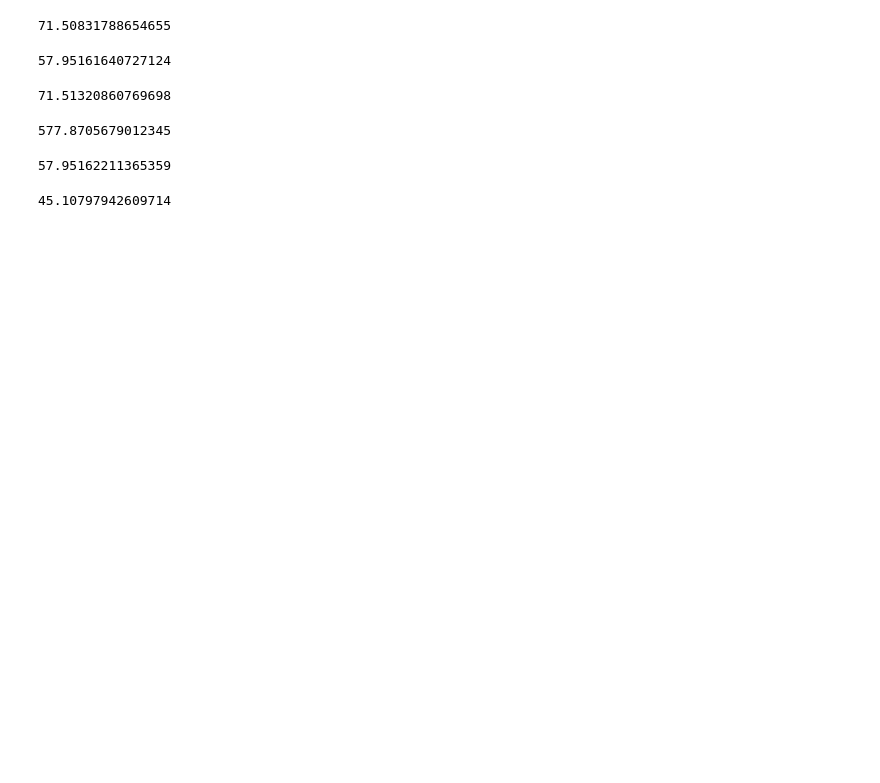
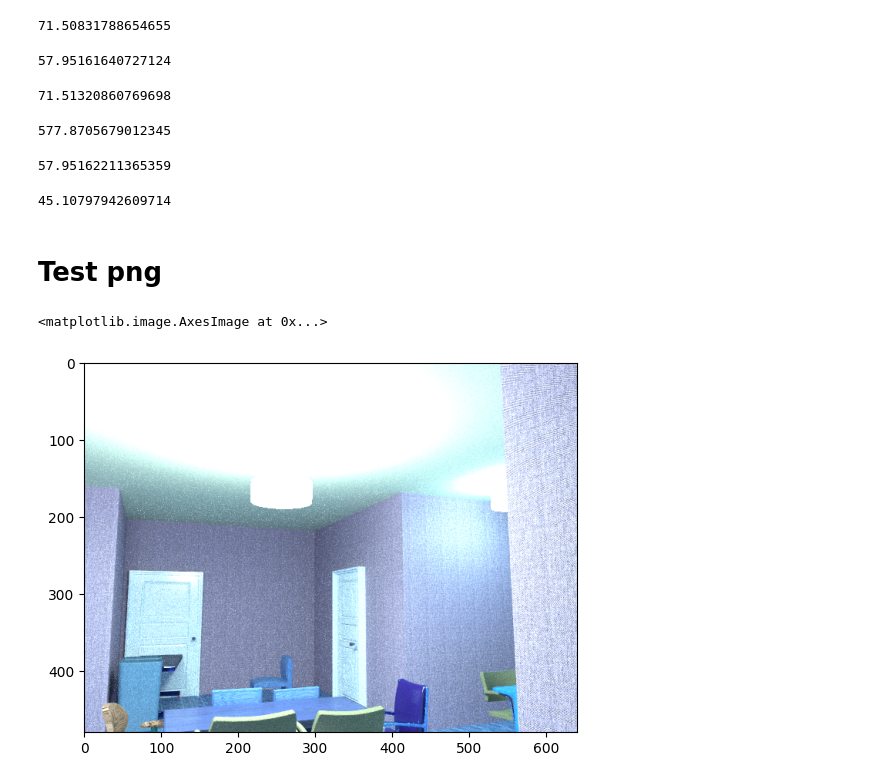
Before and after one commit to Dawnborn/Superpixel, a Jupyter notebook: superpixel.ipynb, the cells around one changed output. Saved outputs shown, nothing was run; the diff lists cells and outputs as text; code cells hidden in the pictures; blank space fills up the shorter version.

```diff
--- a/superpixel.ipynb
+++ b/superpixel.ipynb
@@ -1282,3 +1279,5 @@ def splot(limit):
     s.azimuthal += azimuthal
 for point in splot(input('')):
   print("%f %f %f" % point)
+# %% [markdown]
+# Test png
@@ -1284,0 +1288,6 @@ for point in splot(input('')):
+# %%
+raw = cv2.imread("/storage/user/lhao/hjp/ws_superpixel/data/setup_ptc/scene0370_02/ldr/bgr_1.png")
+plt.imshow(raw)
+# %% [output]
+<matplotlib.image.AxesImage at 0x...>
+[figure, added]
```
Also changed, not shown: parts of 5 cells of this notebook, 28 other files.
